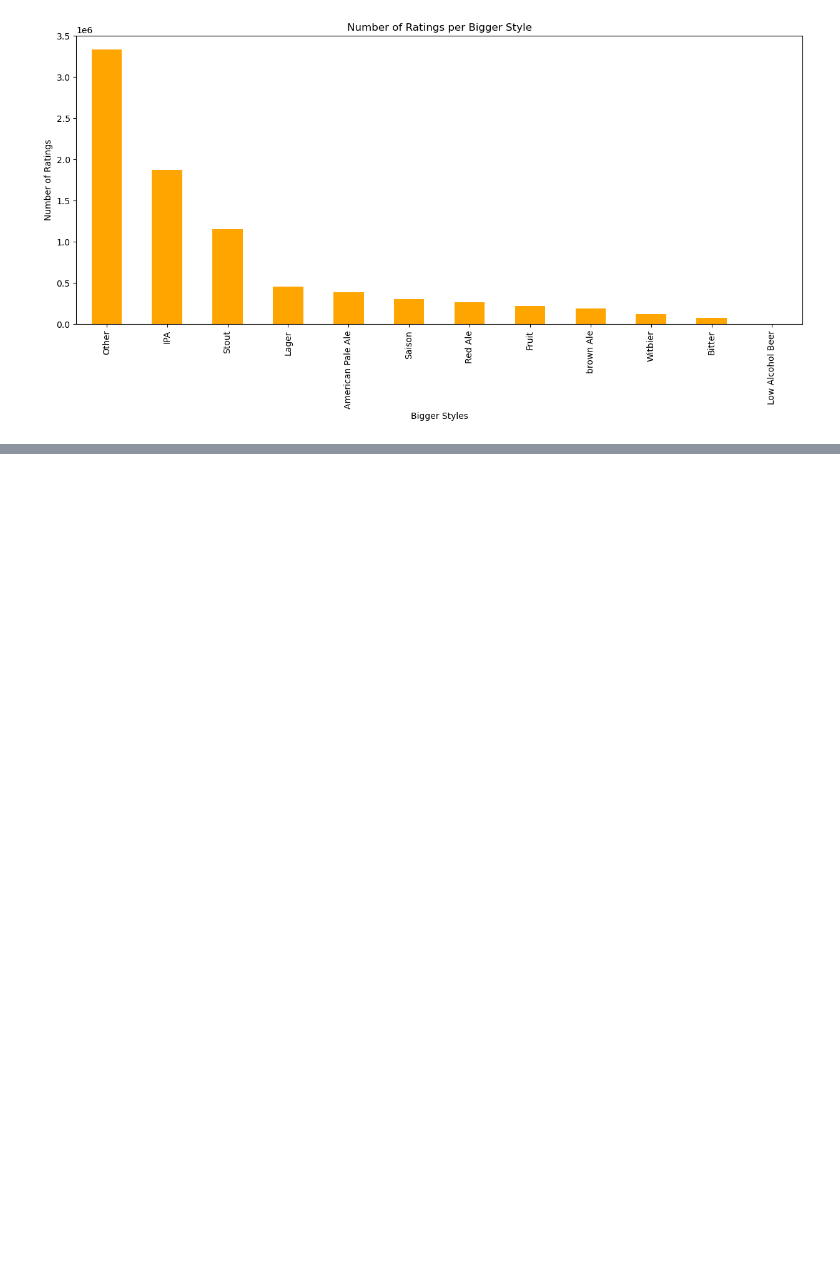
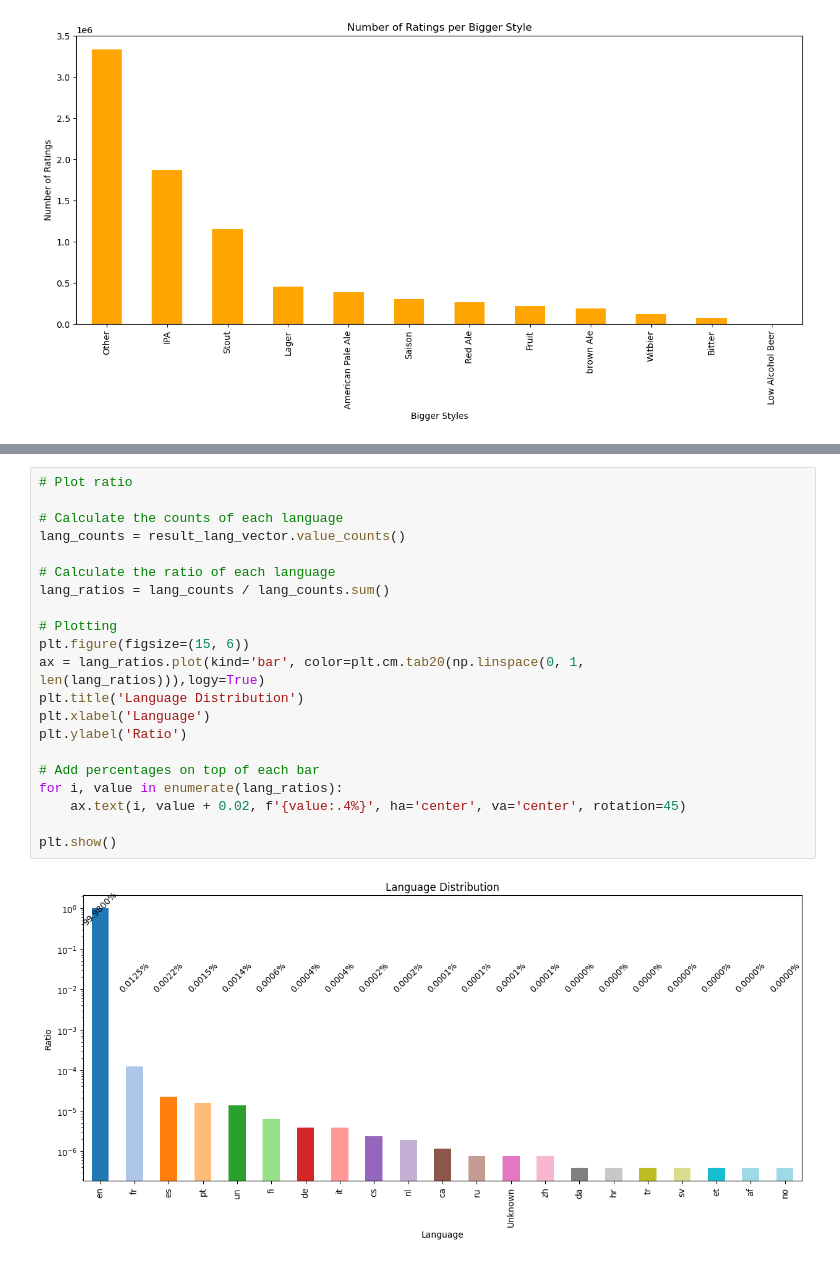
Before and after one commit to epfl-ada/ada-2023-project-dondada, a Jupyter notebook: MilestoneP2.ipynb, the cells around one changed output, grey strips where cells are left out. Saved outputs shown, nothing was run; the diff lists cells and outputs as text; blank space fills up the shorter version.

Commit message:
Added NLP for langage identification + graph

```diff
--- a/MilestoneP2.ipynb
+++ b/MilestoneP2.ipynb
@@ -912,0 +981,23 @@ plt.show()
+# %%
+# Plot ratio
+
+# Calculate the counts of each language
+lang_counts = result_lang_vector.value_counts()
+
+# Calculate the ratio of each language
+lang_ratios = lang_counts / lang_counts.sum()
+
+# Plotting
+plt.figure(figsize=(15, 6))
+ax = lang_ratios.plot(kind='bar', color=plt.cm.tab20(np.linspace(0, 1, len(lang_ratios))),logy=True)
+plt.title('Language Distribution')
+plt.xlabel('Language')
+plt.ylabel('Ratio')
+
+# Add percentages on top of each bar
+for i, value in enumerate(lang_ratios):
+    ax.text(i, value + 0.02, f'{value:.4%}', ha='center', va='center', rotation=45)
+
+plt.show()
+# %% [output]
+[figure, added]
```
Also changed, not shown: parts of 22 cells of this notebook.
